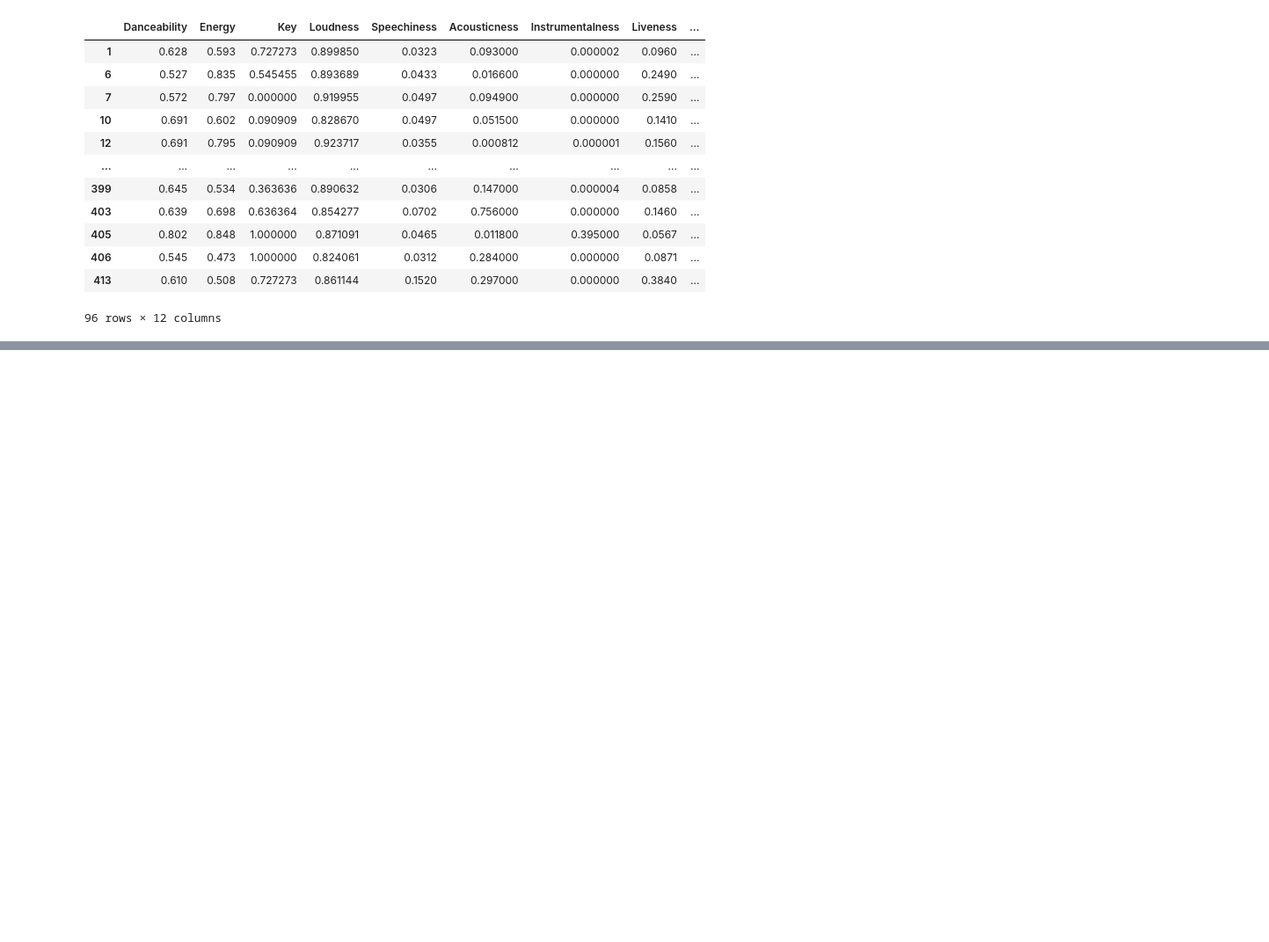
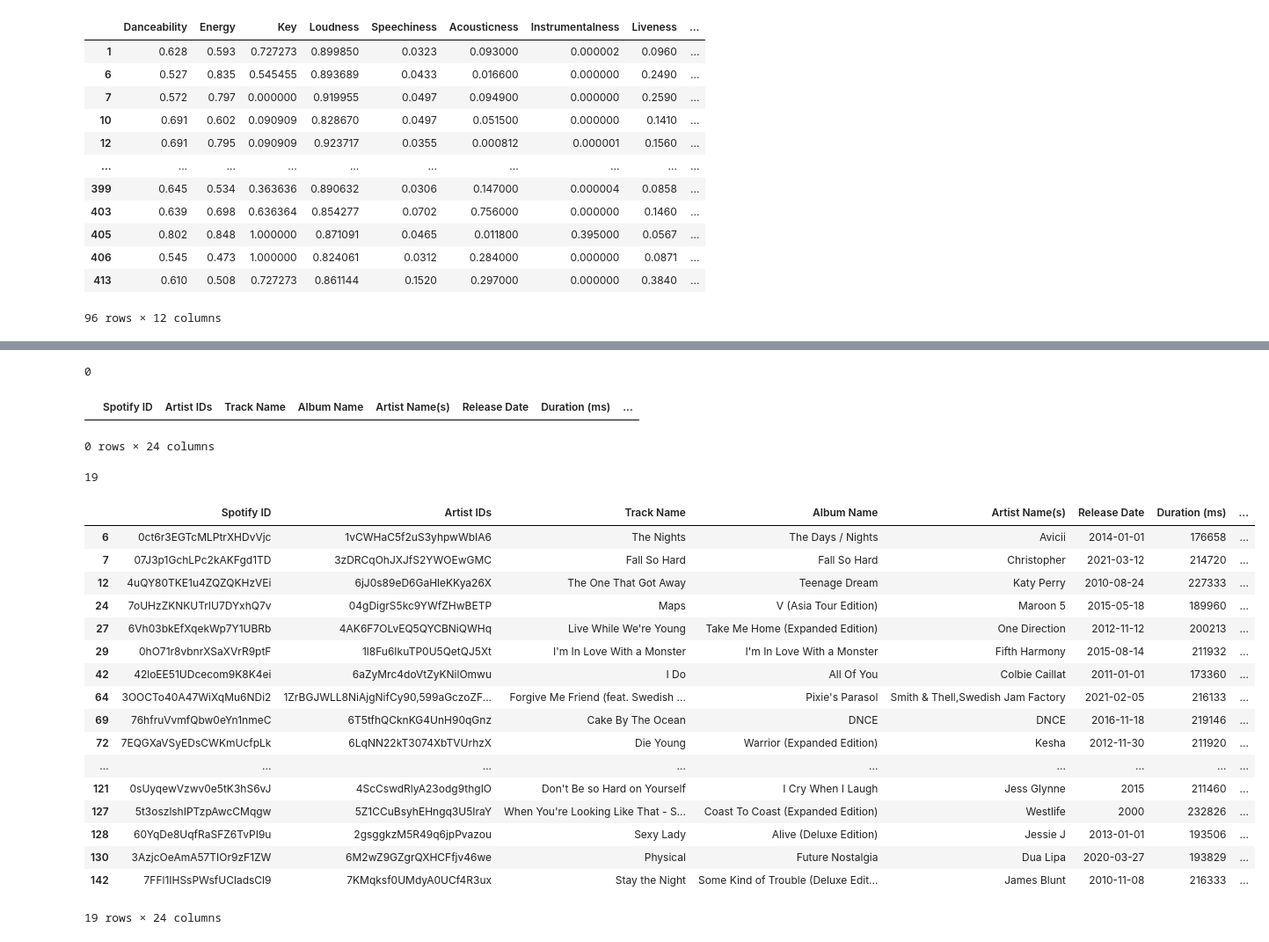
Before and after one commit to CS196Illinois/Group6-SP2023, a Jupyter notebook: Project/spotifycode/analysis.ipynb, the cells around one changed output, grey strips where cells are left out. Shown at 88% size. Cells and saved outputs as stored; diff of their text form; code cells hidden in the pictures; blank space fills up the shorter version.

```diff
--- a/Project/spotifycode/analysis.ipynb
+++ b/Project/spotifycode/analysis.ipynb
@@ -248,3 +281,6 @@ df.reset_index().drop("index", axis= 1)
+# %%
+test_energy[["Danceability", "Energy", "Key", "Loudness", "Speechiness", "Acousticness", "Instrumentalness", "Liveness", "Valence", "Tempo"]] = test_energy[["danceability", "energy", "key", "loudness", "speechiness", "acousticness", "instrumentalness", "liveness", "valence", "tempo"]]
+# %%
+test_energy = test_energy.drop(["danceability", "energy", "key", "loudness", "speechiness", "acousticness", "instrumentalness", "liveness", "valence", "tempo"], axis= 1)
 # %%
-test_energy["prediciton"] = model.predict(test_energy)
-len(test_energy)
+test_energy["prediciton"] = model.predict(test_energy[["Danceability", "Energy", "Key", "Loudness", "Speechiness", "Acousticness", "Instrumentalness", "Liveness", "Valence", "Tempo"]] )
@@ -266,0 +303,35 @@ len(test_energy[test_energy['prediciton'] == 3])
+# %%
+calm = test_energy[test_energy['prediciton'] == 0 ]
+happy = test_energy[test_energy['prediciton'] == 1 ]
+energy = test_energy[test_energy['prediciton'] == 2 ]
+sad = test_energy[test_energy['prediciton'] == 3 ]
+# %%
+print(len(calm))
+calm
+# %% [output]
+0
+|  | Spotify ID | Artist IDs | Track Name | Album Name | Artist Name(s) | Release Date | Duration (ms) | ... |
+0 rows × 24 columns
+# %%
+print(len(happy))
+happy
+# %% [output]
+19
+|  | Spotify ID | Artist IDs | Track Name | Album Name | Artist Name(s) | Release Date | Duration (ms) | ... |
+| 6 | 0ct6r3EGTcMLPtrXHDvVjc | 1vCWHaC5f2uS3yhpwWbIA6 | The Nights | The Days / Nights | Avicii | 2014-01-01 | 176658 | ... |
+| 7 | 07J3p1GchLPc2kAKFgd1TD | 3zDRCqOhJXJfS2YWOEwGMC | Fall So Hard | Fall So Hard | Christopher | 2021-03-12 | 214720 | ... |
+| 12 | 4uQY80TKE1u4ZQZQKHzVEi | 6jJ0s89eD6GaHleKKya26X | The One That Got Away | Teenage Dream | Katy Perry | 2010-08-24 | 227333 | ... |
+| 24 | 7oUHzZKNKUTrlU7DYxhQ7v | 04gDigrS5kc9YWfZHwBETP | Maps | V (Asia Tour Edition) | Maroon 5 | 2015-05-18 | 189960 | ... |
+| 27 | 6Vh03bkEfXqekWp7Y1UBRb | 4AK6F7OLvEQ5QYCBNiQWHq | Live While We're Young | Take Me Home (Expanded Edition) | One Direction | 2012-11-12 | 200213 | ... |
+| 29 | 0hO71r8vbnrXSaXVrR9ptF | 1l8Fu6IkuTP0U5QetQJ5Xt | I'm In Love With a Monster | I'm In Love With a Monster | Fifth Harmony | 2015-08-14 | 211932 | ... |
+| 42 | 42loEE51UDcecom9K8K4ei | 6aZyMrc4doVtZyKNilOmwu | I Do | All Of You | Colbie Caillat | 2011-01-01 | 173360 | ... |
+| 64 | 3OOCTo40A47WiXqMu6NDi2 | 1ZrBGJWLL8NiAjgNifCy90,599aGczoZF... | Forgive Me Friend (feat. Swedish ... | Pixie's Parasol | Smith & Thell,Swedish Jam Factory | 2021-02-05 | 216133 | ... |
+| 69 | 76hfruVvmfQbw0eYn1nmeC | 6T5tfhQCknKG4UnH90qGnz | Cake By The Ocean | DNCE | DNCE | 2016-11-18 | 219146 | ... |
+| 72 | 7EQGXaVSyEDsCWKmUcfpLk | 6LqNN22kT3074XbTVUrhzX | Die Young | Warrior (Expanded Edition) | Kesha | 2012-11-30 | 211920 | ... |
+| ... | ... | ... | ... | ... | ... | ... | ... | ... |
+| 121 | 0sUyqewVzwv0e5tK3hS6vJ | 4ScCswdRlyA23odg9thgIO | Don't Be so Hard on Yourself | I Cry When I Laugh | Jess Glynne | 2015 | 211460 | ... |
+| 127 | 5t3oszlshIPTzpAwcCMqgw | 5Z1CCuBsyhEHngq3U5IraY | When You're Looking Like That - S... | Coast To Coast (Expanded Edition) | Westlife | 2000 | 232826 | ... |
+| 128 | 60YqDe8UqfRaSFZ6TvPI9u | 2gsggkzM5R49q6jpPvazou | Sexy Lady | Alive (Deluxe Edition) | Jessie J | 2013-01-01 | 193506 | ... |
+| 130 | 3AzjcOeAmA57TIOr9zF1ZW | 6M2wZ9GZgrQXHCFfjv46we | Physical | Future Nostalgia | Dua Lipa | 2020-03-27 | 193829 | ... |
+| 142 | 7FFl1IHSsPWsfUCladsCl9 | 7KMqksf0UMdyA0UCf4R3ux | Stay the Night | Some Kind of Trouble (Deluxe Edit... | James Blunt | 2010-11-08 | 216333 | ... |
+19 rows × 24 columns
```
Also changed, not shown: parts of 13 cells of this notebook, 1 other file.
